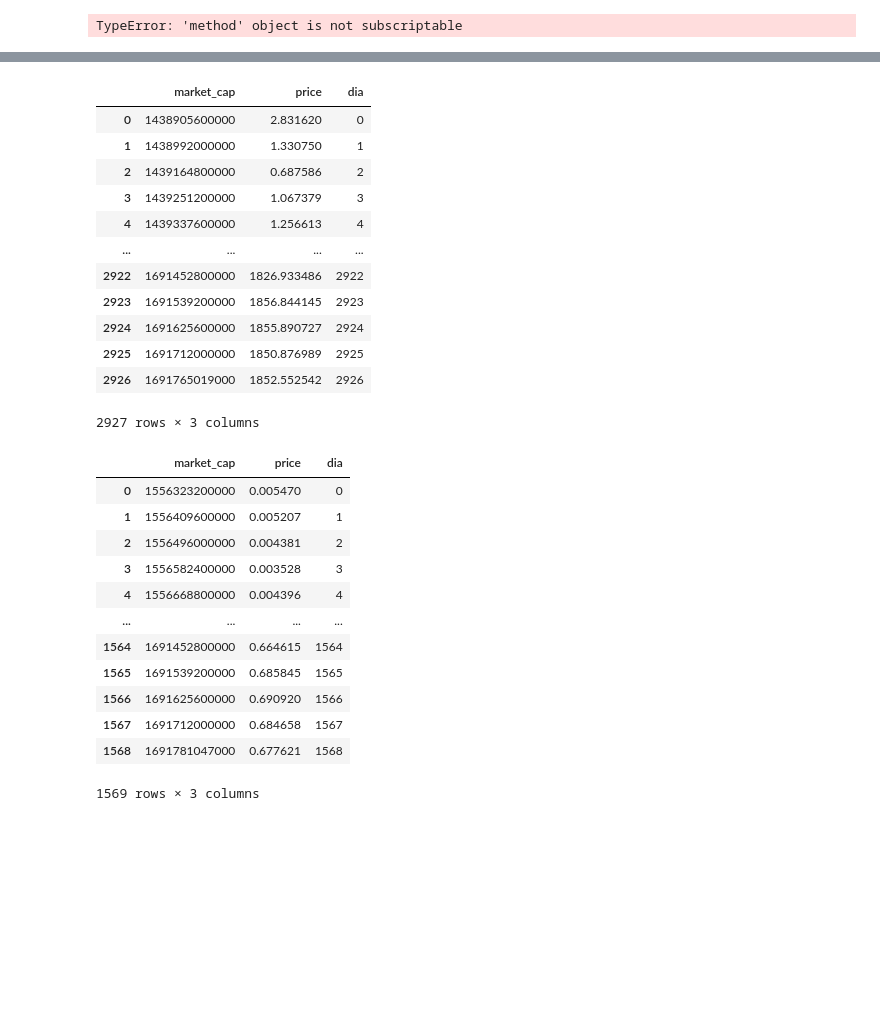
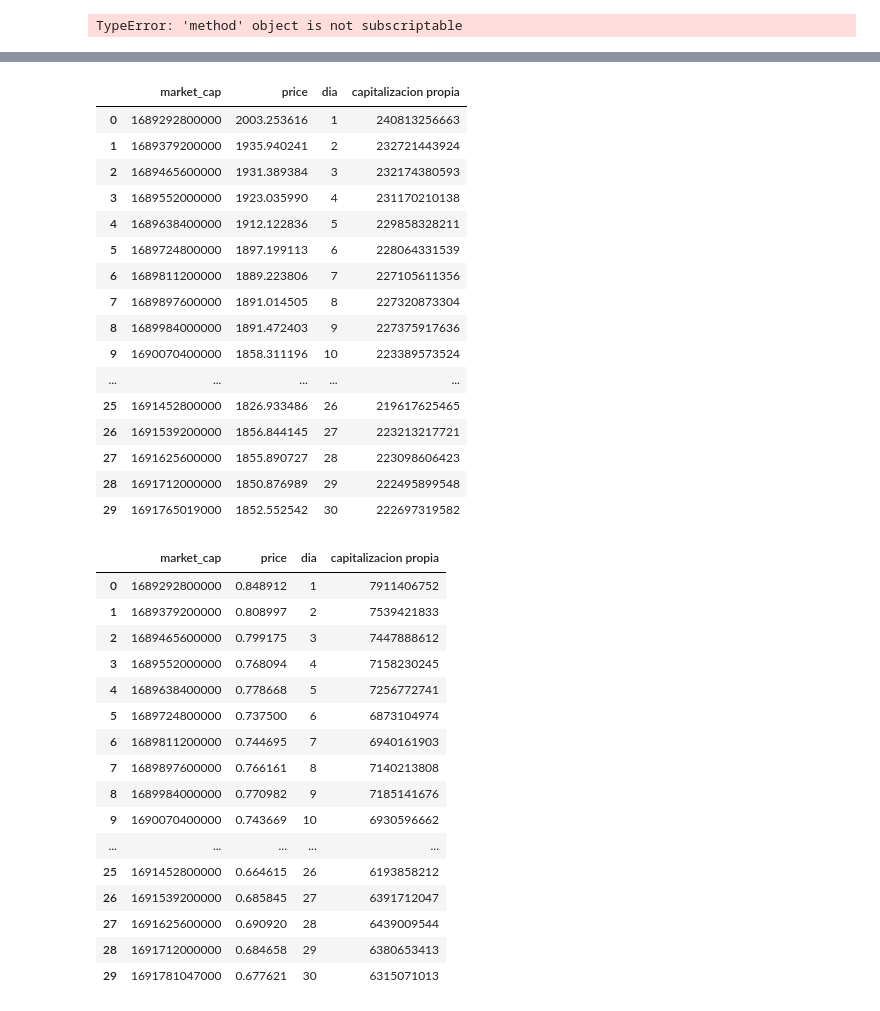
Before and after one commit to NahuVidales/CryptoDataAnalytics, a Jupyter notebook: ETL.ipynb, the cells around one changed output, grey strips where cells are left out. Drawn from its saved outputs; the diff is of its cells as text; code cells hidden in the pictures; blank space fills up the shorter version.

```diff
--- a/ETL.ipynb
+++ b/ETL.ipynb
@@ -573,33 +603,42 @@ prices_df_dogecoin
 # %%
 with open(ethereum_cap_json, 'r') as file:
     ethereum_cap_content = file.read()
 
 # Convertir el JSON en un diccionario
 ethereum_cap = json.loads(ethereum_cap_content)
 
 # Normalize the JSON and create a DataFrame
 ethereum = pd.json_normalize(ethereum_cap)
 
 # Convertir las listas anidadas en filas individuales para la columna 'prices'
 prices_data = ethereum_cap['prices']
 prices_df_ethereum = pd.DataFrame(prices_data, columns=['market_cap', 'price'])
 #Haremos una columna día número para poder hacer un plot de la evolución de los precios y esta será en función del índice de fila
 prices_df_ethereum['dia'] = prices_df_ethereum.index
+prices_df_ethereum['capitalizacion propia'] = prices_df_ethereum['price'] * 120211068
+prices_df_ethereum['capitalizacion propia'] = prices_df_ethereum['capitalizacion propia'].astype(int)
+prices_df_ethereum = prices_df_ethereum.tail(30)
+prices_df_ethereum = prices_df_ethereum.reset_index(drop=True)
+prices_df_ethereum['dia'] = prices_df_ethereum.index + 1
 prices_df_ethereum
 # %% [output]
-|  | market_cap | price | dia |
-| 0 | 1438905600000 | 2.831620 | 0 |
-| 1 | 1438992000000 | 1.330750 | 1 |
-| 2 | 1439164800000 | 0.687586 | 2 |
-| 3 | 1439251200000 | 1.067379 | 3 |
-| 4 | 1439337600000 | 1.256613 | 4 |
-| ... | ... | ... | ... |
-| 2922 | 1691452800000 | 1826.933486 | 2922 |
-| 2923 | 1691539200000 | 1856.844145 | 2923 |
-| 2924 | 1691625600000 | 1855.890727 | 2924 |
-| 2925 | 1691712000000 | 1850.876989 | 2925 |
-| 2926 | 1691765019000 | 1852.552542 | 2926 |
+|  | market_cap | price | dia | capitalizacion propia |
+| 0 | 1689292800000 | 2003.253616 | 1 | 240813256663 |
+| 1 | 1689379200000 | 1935.940241 | 2 | 232721443924 |
+| 2 | 1689465600000 | 1931.389384 | 3 | 232174380593 |
+| 3 | 1689552000000 | 1923.035990 | 4 | 231170210138 |
+| 4 | 1689638400000 | 1912.122836 | 5 | 229858328211 |
+| 5 | 1689724800000 | 1897.199113 | 6 | 228064331539 |
+| 6 | 1689811200000 | 1889.223806 | 7 | 227105611356 |
+| 7 | 1689897600000 | 1891.014505 | 8 | 227320873304 |
+| 8 | 1689984000000 | 1891.472403 | 9 | 227375917636 |
+| 9 | 1690070400000 | 1858.311196 | 10 | 223389573524 |
+| ... | ... | ... | ... | ... |
+| 25 | 1691452800000 | 1826.933486 | 26 | 219617625465 |
+| 26 | 1691539200000 | 1856.844145 | 27 | 223213217721 |
+| 27 | 1691625600000 | 1855.890727 | 28 | 223098606423 |
+| 28 | 1691712000000 | 1850.876989 | 29 | 222495899548 |
+| 29 | 1691765019000 | 1852.552542 | 30 | 222697319582 |
-2927 rows × 3 columns
 # %%
 with open(matic_cap_json, 'r') as file:
     matic_cap_content = file.read()
@@ -615,21 +654,30 @@ prices_data = matic_cap['prices']
 prices_df_matic = pd.DataFrame(prices_data, columns=['market_cap', 'price'])
 #Haremos una columna día número para poder hacer un plot de la evolución de los precios y esta será en función del índice de fila
 prices_df_matic['dia'] = prices_df_matic.index
+prices_df_matic['capitalizacion propia'] = prices_df_matic['price'] * 9319469069
+prices_df_matic['capitalizacion propia'] = prices_df_matic['capitalizacion propia'].astype(int)
+prices_df_matic = prices_df_matic.tail(30)
+prices_df_matic = prices_df_matic.reset_index(drop=True)
+prices_df_matic['dia'] = prices_df_matic.index + 1
 prices_df_matic
 # %% [output]
-|  | market_cap | price | dia |
-| 0 | 1556323200000 | 0.005470 | 0 |
-| 1 | 1556409600000 | 0.005207 | 1 |
-| 2 | 1556496000000 | 0.004381 | 2 |
-| 3 | 1556582400000 | 0.003528 | 3 |
-| 4 | 1556668800000 | 0.004396 | 4 |
-| ... | ... | ... | ... |
-| 1564 | 1691452800000 | 0.664615 | 1564 |
-| 1565 | 1691539200000 | 0.685845 | 1565 |
-| 1566 | 1691625600000 | 0.690920 | 1566 |
-| 1567 | 1691712000000 | 0.684658 | 1567 |
-| 1568 | 1691781047000 | 0.677621 | 1568 |
+|  | market_cap | price | dia | capitalizacion propia |
+| 0 | 1689292800000 | 0.848912 | 1 | 7911406752 |
+| 1 | 1689379200000 | 0.808997 | 2 | 7539421833 |
+| 2 | 1689465600000 | 0.799175 | 3 | 7447888612 |
+| 3 | 1689552000000 | 0.768094 | 4 | 7158230245 |
+| 4 | 1689638400000 | 0.778668 | 5 | 7256772741 |
+| 5 | 1689724800000 | 0.737500 | 6 | 6873104974 |
+| 6 | 1689811200000 | 0.744695 | 7 | 6940161903 |
+| 7 | 1689897600000 | 0.766161 | 8 | 7140213808 |
+| 8 | 1689984000000 | 0.770982 | 9 | 7185141676 |
+| 9 | 1690070400000 | 0.743669 | 10 | 6930596662 |
+| ... | ... | ... | ... | ... |
+| 25 | 1691452800000 | 0.664615 | 26 | 6193858212 |
+| 26 | 1691539200000 | 0.685845 | 27 | 6391712047 |
+| 27 | 1691625600000 | 0.690920 | 28 | 6439009544 |
+| 28 | 1691712000000 | 0.684658 | 29 | 6380653413 |
+| 29 | 1691781047000 | 0.677621 | 30 | 6315071013 |
-1569 rows × 3 columns
 # %%
 with open(pepe_cap_json, 'r') as file:
     pepe_cap_content = file.read()
```
Also changed, not shown: parts of 10 cells of this notebook, 11 other files.
